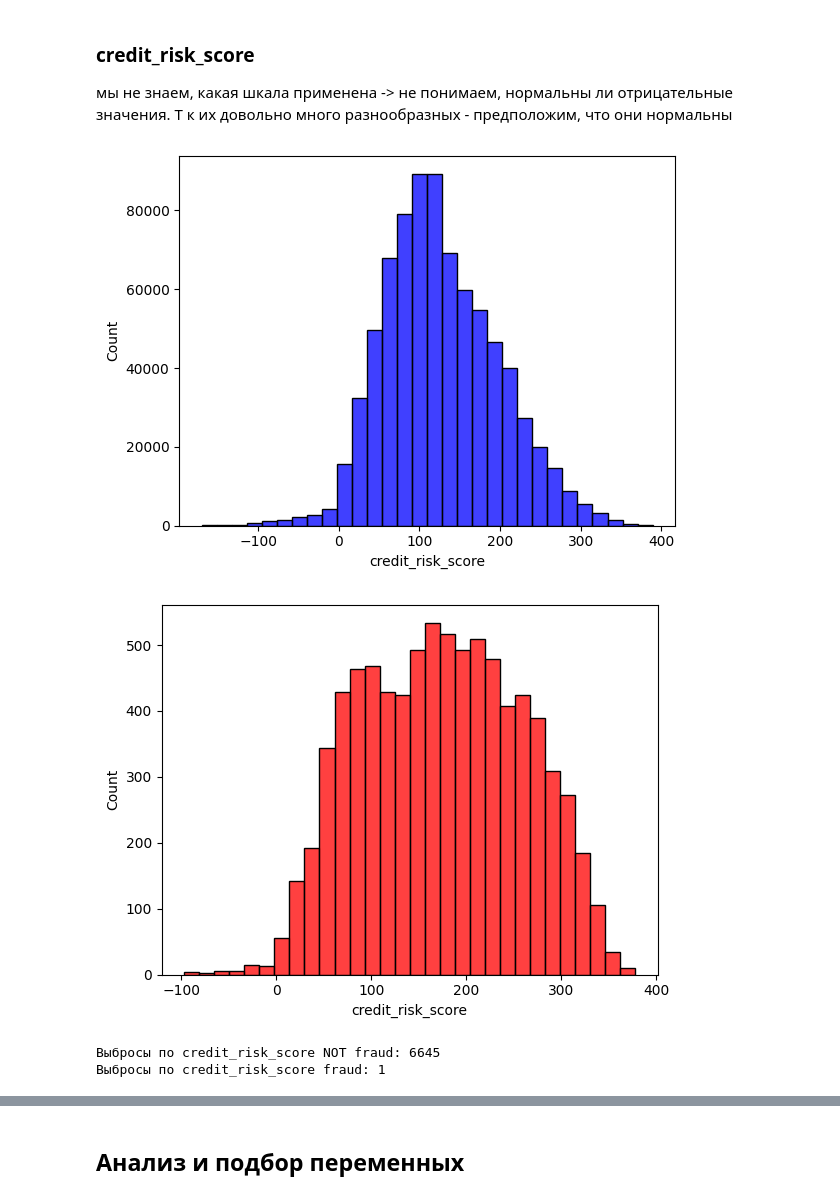
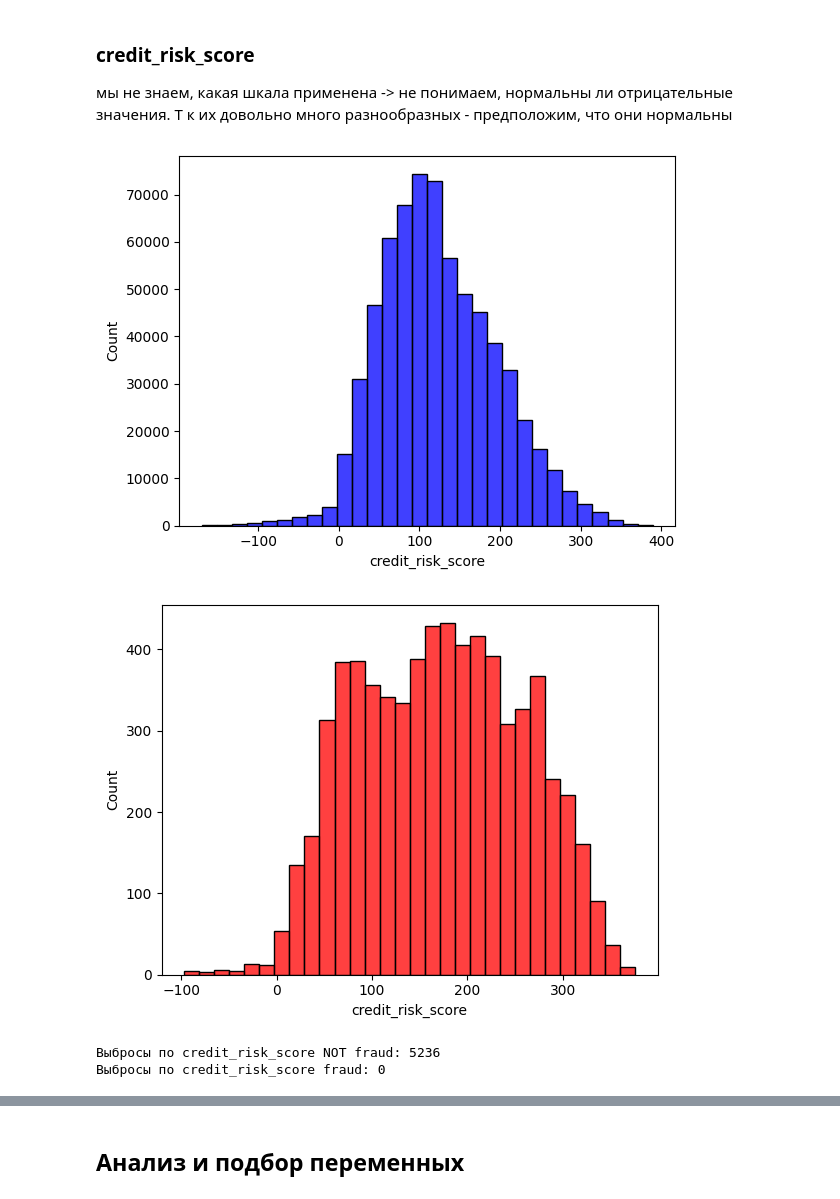
Before and after one commit to Juli-Kareva/Fraud-detection-MDS, a Jupyter notebook: Fraud_Detection_EDA.ipynb, the cells around one changed output, grey strips where cells are left out. Saved outputs shown, nothing was run; the diff lists cells and outputs as text; code cells hidden in the pictures.

```diff
--- a/Fraud_Detection_EDA.ipynb
+++ b/Fraud_Detection_EDA.ipynb
@@ -804,9 +814,9 @@ days_since_request
 Name: count, dtype: int64
 # %%
 #поле "количество дней", значения не круглые - давайте округлим, для анализа дальнейшего
-df_train_test['days_since_request_rounded'] = df_train_test['days_since_request'].round()
+df_train['days_since_request_rounded'] = df_train['days_since_request'].round()
 
-top_5 = df_train_test[df_train_test['fraud_bool'] == 0]['days_since_request_rounded'].value_counts().head(5)
+top_5 = df_train[df_train['fraud_bool'] == 0]['days_since_request_rounded'].value_counts().head(5)
 print(top_5)
 # %% [output]
 days_since_request_rounded
@@ -953,3 +932,16 @@ df_train_test = df_train_test.drop('days_since_request', axis = 1)
+# %%
+#дисперсия становится = 0 -> удяляем переменную
+df_train = df_train.drop('days_since_request_rounded_clean', axis = 1)
+df_train = df_train.drop('days_since_request_rounded', axis = 1)
+df_train = df_train.drop('days_since_request', axis = 1)
+
+df_test = df_test.drop('days_since_request_rounded_clean', axis = 1)
+df_test = df_test.drop('days_since_request_rounded', axis = 1)
+df_test = df_test.drop('days_since_request', axis = 1)
+
+df_oot = df_oot.drop('days_since_request_rounded_clean', axis = 1)
+df_oot = df_oot.drop('days_since_request_rounded', axis = 1)
+df_oot = df_oot.drop('days_since_request', axis = 1)
 # %% [markdown]
 ### intended_balcon_amount
 Мы знаем, что все отрицательное это пустышки
@@ -981,3 +961,3 @@ np.int64(7160)
 # %%
-df_train_test['intended_balcon_amount'] = df_train_test['intended_balcon_amount'].where(df_train_test['intended_balcon_amount'] >= 0, np.nan)
+df_train['intended_balcon_amount'] = df_train['intended_balcon_amount'].where(df_train['intended_balcon_amount'] >= 0, np.nan)
 # %%
@@ -1103,7 +1055,7 @@ np.int64(20)
 # %% [output]
 np.int64(0)
 # %%
-df_train_test['velocity_6h'] = df_train_test['velocity_6h'].where(
-    df_train_test['velocity_6h'] >= 0, np.nan
+df_train['velocity_6h'] = df_train['velocity_6h'].where(
+    df_train['velocity_6h'] >= 0, np.nan
 )
 # %%
@@ -1477,24 +1323,24 @@ plt.show()
 мы не знаем, какая шкала применена -> не понимаем, нормальны ли отрицательные значения.
 Т к их довольно много разнообразных - предположим, что они нормальны
 # %%
-sns.histplot(df_train_test[df_train_test['fraud_bool'] == 0]['credit_risk_score'], bins=30, color='blue')
+sns.histplot(df_train[df_train['fraud_bool'] == 0]['credit_risk_score'], bins=30, color='blue')
 plt.show()
 
-sns.histplot(df_train_test[df_train_test['fraud_bool'] == 1]['credit_risk_score'], bins=30, color='red')
+sns.histplot(df_train[df_train['fraud_bool'] == 1]['credit_risk_score'], bins=30, color='red')
 plt.show()
 # %% [output]
-[figure, old version]
+[figure, new version]
-[figure, old version]
+[figure, new version]
 # %%
 #теперь мы видим много выбросов, давайте их посчитаем
-outl = find_outliers(df_train_test[df_train_test['fraud_bool'] == 0], 'credit_risk_score')
+outl = find_outliers(df_train[df_train['fraud_bool'] == 0], 'credit_risk_score')
 print(f'Выбросы по credit_risk_score NOT fraud: {len(outl)}')
 
-outl = find_outliers(df_train_test[df_train_test['fraud_bool'] == 1], 'credit_risk_score')
+outl = find_outliers(df_train[df_train['fraud_bool'] == 1], 'credit_risk_score')
 print(f'Выбросы по credit_risk_score fraud: {len(outl)}')
 # %% [output]
-Выбросы по credit_risk_score NOT fraud: 6645
-Выбросы по credit_risk_score fraud: 1
+Выбросы по credit_risk_score NOT fraud: 5236
+Выбросы по credit_risk_score fraud: 0
 # %%
 #так как подход поиска прототипов чувствителен к выбросам, с ними необходимо работать
 #заменим их на медианное значение соответствующее для каждой группы (фрод-не фрод), чтобы затем это меньше повлияло на поиск прототипов
```
Also changed, not shown: parts of 117 cells of this notebook.
